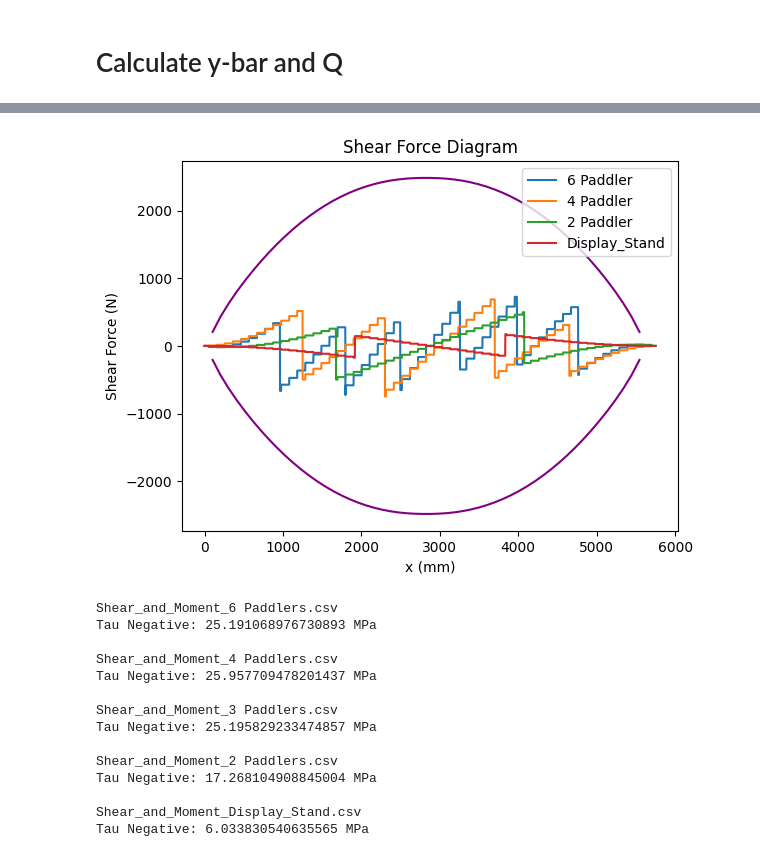
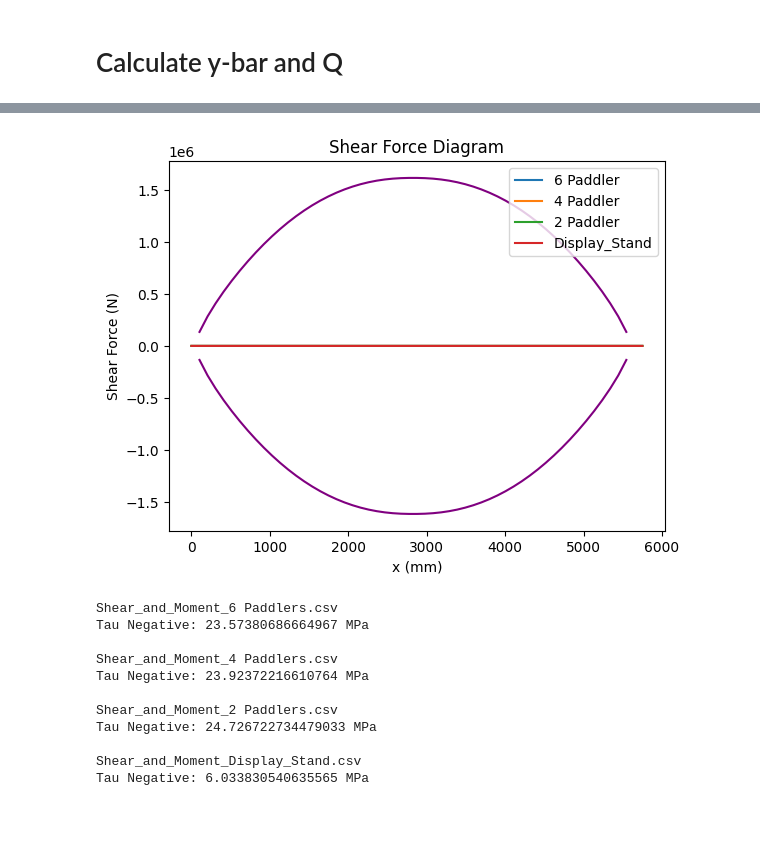
Before and after one commit to UWaterlooConcreteCanoe/Structural_Analysis, a Jupyter notebook: Longitudinal Shear Analysis.ipynb, the cells around one changed output, grey strips where cells are left out. Saved outputs shown, nothing was run; the diff lists cells and outputs as text; code cells hidden in the pictures; blank space fills up the shorter version.

```diff
--- a/Longitudinal Shear Analysis.ipynb
+++ b/Longitudinal Shear Analysis.ipynb
@@ -7,8 +7,10 @@ import _canoeValues as cv
 import math
 
 #-------------------Inputs-------------------------------------------------------------
-input_files = ["Shear_and_Moment_6 Paddlers.csv", "Shear_and_Moment_4 Paddlers.csv", "Shear_and_Moment_3 Paddlers.csv", "Shear_and_Moment_2 Paddlers.csv", "Shear_and_Moment_Display_Stand.csv"]
-shear_files = ["Length_vs_Shear_6 Paddler.csv", "Length_vs_Shear_4 Paddler.csv", "Length_vs_Shear_3 Paddler.csv", "Length_vs_Shear_2 Paddler.csv", "Length_vs_Shear_Display_Stand.csv", ]
+# input_files = ["Shear_and_Moment_6 Paddlers.csv", "Shear_and_Moment_4 Paddlers.csv", "Shear_and_Moment_3 Paddlers.csv", "Shear_and_Moment_2 Paddlers.csv", "Shear_and_Moment_Display_Stand.csv"]
+# shear_files = ["Length_vs_Shear_6 Paddler.csv", "Length_vs_Shear_4 Paddler.csv", "Length_vs_Shear_3 Paddler.csv", "Length_vs_Shear_2 Paddler.csv", "Length_vs_Shear_Display_Stand.csv", ]
+input_files = ["Shear_and_Moment_6 Paddlers.csv", "Shear_and_Moment_4 Paddlers.csv", "Shear_and_Moment_2 Paddlers.csv", "Shear_and_Moment_Display_Stand.csv"]
+shear_files = ["Length_vs_Shear_6 Paddler.csv", "Length_vs_Shear_4 Paddler.csv", "Length_vs_Shear_2 Paddler.csv", "Length_vs_Shear_Display_Stand.csv", ]
 hf = cv.concrete_thickness # [mm]
 f_c = cv.compressive_strength # [MPa]
 lamda = cv.lamda
@@ -287,7 +289,8 @@ for input_file in shear_files:
         # Only calculate once PER LOAD CASE
         if(input_file == shear_files[0]):
             # Shear Capacity (per station) = 0.17 * √(Compressive Strength) * A_top
-            shear_capacity.append(0.17 * math.sqrt(cv.compressive_strength) * lamda * A_top_total)
+            # <?> 0.17 magic number will need to be checked
+            shear_capacity.append(0.17 * math.sqrt(cv.compressive_strength) * lamda * A_top_total * phi_c)
                                                                         # √MPa * mm^2 => kN
 
             Q = A_top_total * abs(A_top_ybar - y_bar_top) # mm^3
@@ -406,22 +409,22 @@ Max:  86207.10158060206
 # %%
 # Plot all shear force diagrams (2, 3, 4, 6) cases graphed on one graph with the shear_capacity bound
 
 for i in range(len(PAD_CASE_SHEAR)):
     lenArray = np.array(list())
     shearArray = np.array(list())
     plt.plot(PAD_CASE_LENGTH[i].astype(float), PAD_CASE_SHEAR[i].astype(float), label=shear_files[i].strip("Length_vs_Shear_").strip(".csv"))
 
 # Scale by station length to make the curve stretch to mm from stations
-plt.plot([x * float(canoe_info[4][1]) for x in range(1,station_no-2,1)], [x for x in shear_capacity], color="purple")
-plt.plot([x * float(canoe_info[4][1]) for x in range(1,station_no-2,1)], [-x for x in shear_capacity], color="purple")
+plt.plot([x * float(canoe_info[4][1]) for x in range(1,station_no-2,1)], [x * 1000 for x in shear_capacity], color="purple")
+plt.plot([x * float(canoe_info[4][1]) for x in range(1,station_no-2,1)], [x * -1000 for x in shear_capacity], color="purple")
 
 plt.title('Shear Force Diagram')
 plt.xlabel('x (mm)')
 plt.ylabel('Shear Force (N)')
 plt.legend()
 plt.show()
 # %% [output]
-[figure, old version]
+[figure, new version]
 # %%
 # Negative Tau - This has to be fixed
 for input_file in input_files:
@@ -533,16 +536,13 @@ for input_file in input_files:
     print("Tau Negative: " + str(tau_negative) + " MPa\n")
 # %% [output]
 Shear_and_Moment_6 Paddlers.csv
-Tau Negative: 25.191068976730893 MPa
+Tau Negative: 23.57380686664967 MPa
 
 Shear_and_Moment_4 Paddlers.csv
-Tau Negative: 25.957709478201437 MPa
-
-Shear_and_Moment_3 Paddlers.csv
-Tau Negative: 25.195829233474857 MPa
+Tau Negative: 23.92372216610764 MPa
 
 Shear_and_Moment_2 Paddlers.csv
-Tau Negative: 17.268104908845004 MPa
+Tau Negative: 24.726722734479033 MPa
 
 Shear_and_Moment_Display_Stand.csv
 Tau Negative: 6.033830540635565 MPa
```
Also changed, not shown: parts of 1 cell of this notebook, 6 other files.
